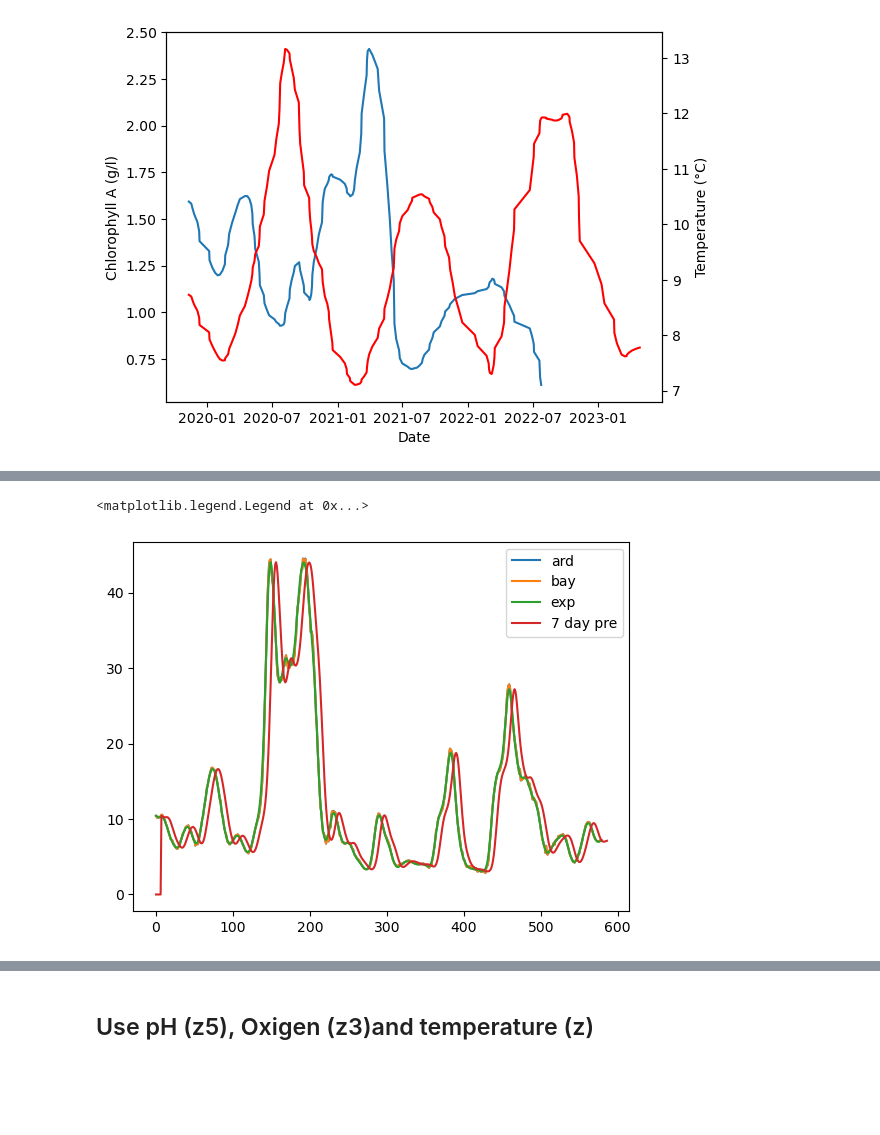
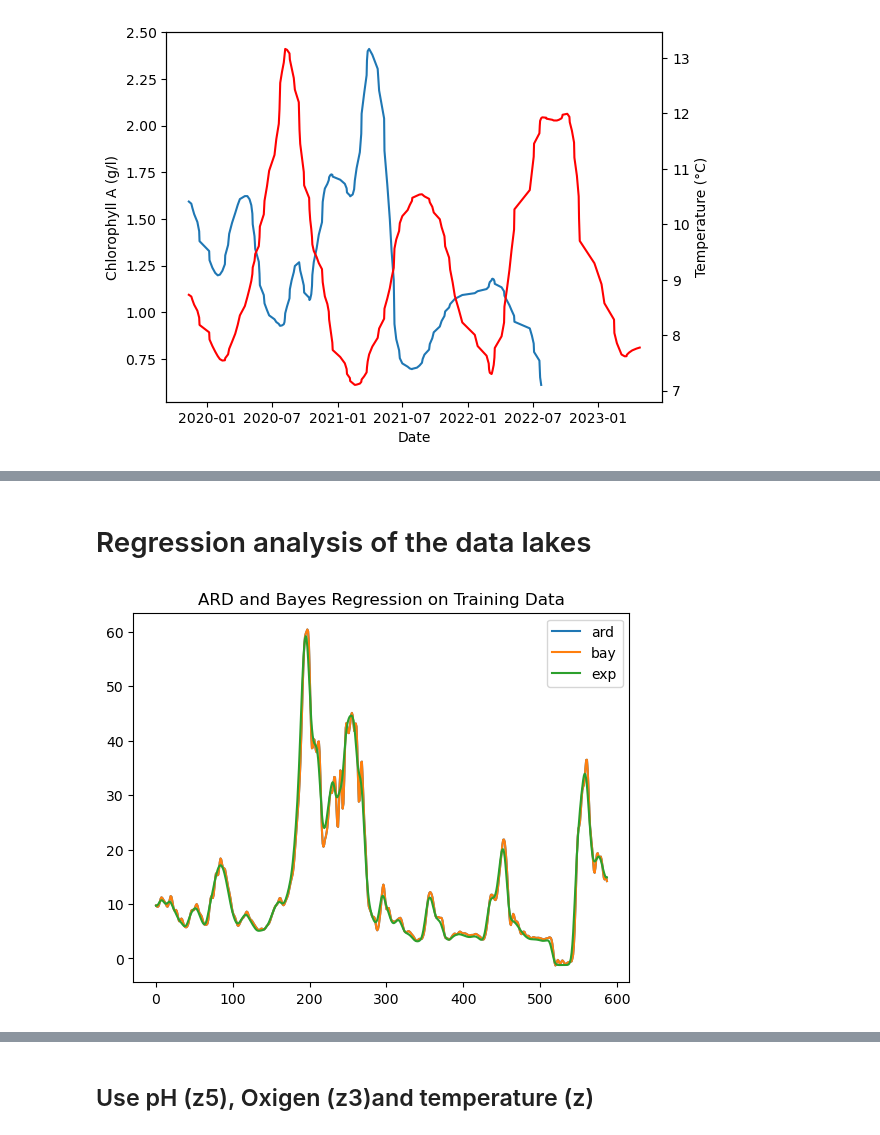
Before and after one commit to MTLehner/DSTSES_DataLakes, a Jupyter notebook: mtl_test_003.ipynb, the cells around one changed output, grey strips where cells are left out. Saved outputs shown, nothing was run; the diff lists cells and outputs as text; code cells hidden in the pictures; blank space fills up the shorter version.

Commit message:
some nice plots

```diff
--- a/mtl_test_003.ipynb
+++ b/mtl_test_003.ipynb
@@ -149,0 +88,3 @@ for i in range(n_steps, len(chloro)-6):
+# %%
+df_g_day = df_g.groupby("day").mean()
+df_g_day.reset_index(inplace=True)
@@ -149,0 +96,12 @@ for i in range(n_steps, len(chloro)-6):
+# %%
+df_g_day_gauss = df_g_day.copy()
+df_g_day_gauss.dropna(inplace=True)
+df_g_day_gauss["z1"] = gaussian_filter1d(df_g_day["z1"], 3)
+df_g_day_gauss["z2"] = gaussian_filter1d(df_g_day["z2"], 3)
+df_g_day_gauss["z3"] = gaussian_filter1d(df_g_day["z3"], 3)
+df_g_day_gauss["z4"] = gaussian_filter1d(df_g_day["z4"], 3)
+df_g_day_gauss["z5"] = gaussian_filter1d(df_g_day["z5"], 3)
+df_g_day_gauss["z6"] = gaussian_filter1d(df_g_day["z6"], 3)
+df_g_day_gauss["z7"] = gaussian_filter1d(df_g_day["z7"], 3)
+df_g_day_gauss["z8"] = gaussian_filter1d(df_g_day["z8"], 3)
+df_g_day_gauss["z9"] = gaussian_filter1d(df_g_day["z9"], 3)
@@ -150,3 +196,20 @@ for i in range(n_steps, len(chloro)-6):
+# %% [markdown]
+# Regression analysis of the data lakes
+# %%
+z6data = df_g_day_gauss['z6'].values
+# %%
+train_z6 = z6data[:600]
+n_steps = 6
+X_train, Y_train = [], []
+for i in range(n_steps, len(train_z6)-6):
+    X_train.append(train_z6[i-n_steps:i])
+    Y_train.append(train_z6[i+6])
+
+test_z6 = z6data[600:]
+X_test, Y_test = [], []
+for i in range(n_steps, len(test_z6)-6):
+    X_test.append(test_z6[i-n_steps:i])
+    Y_test.append(test_z6[i+6])
 # %%
 ardRegression = ARDRegression()
 bayRegression = BayesianRidge()
@@ -157,9 +220,10 @@ prediction_bayRegression = bayRegression.predict(X_train)
 # %%
 plt.plot(prediction_ardRegression,label="ard")
 plt.plot(prediction_bayRegression,label="bay")
 plt.plot(np.array(Y_train).tolist(),label='exp')
-plt.plot([0 for i in range(7)]+[y for y in np.array(Y_train).tolist()],label='7 day pre')
+#plt.plot([0 for i in range(7)]+[y for y in np.array(Y_train).tolist()],label='7 day pre')
 plt.legend()
+plt.title("ARD and Bayes Regression on Training Data")
+plt.show()
 # %% [output]
-<matplotlib.legend.Legend at 0x...>
-[figure, old version]
+[figure, new version]
```
Also changed, not shown: parts of 44 cells of this notebook, 1 other file.
